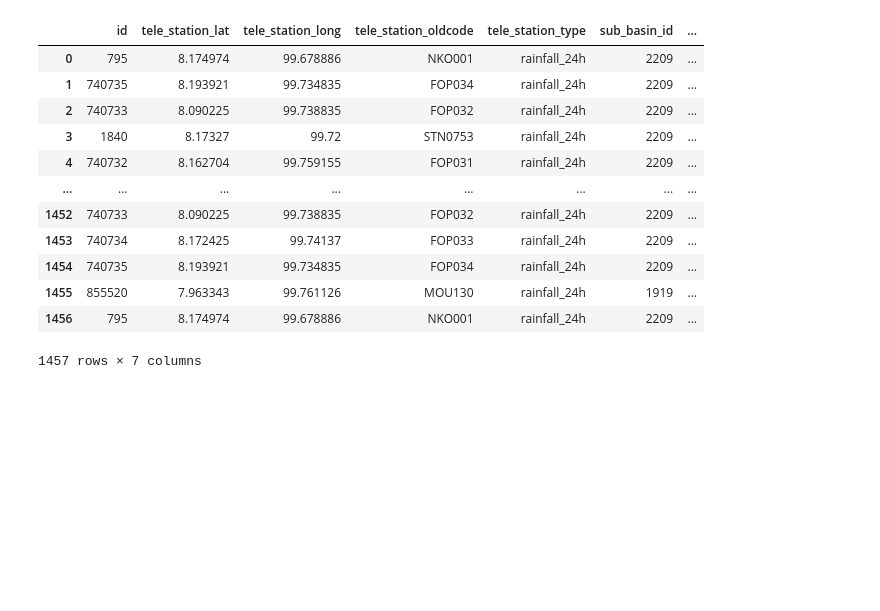
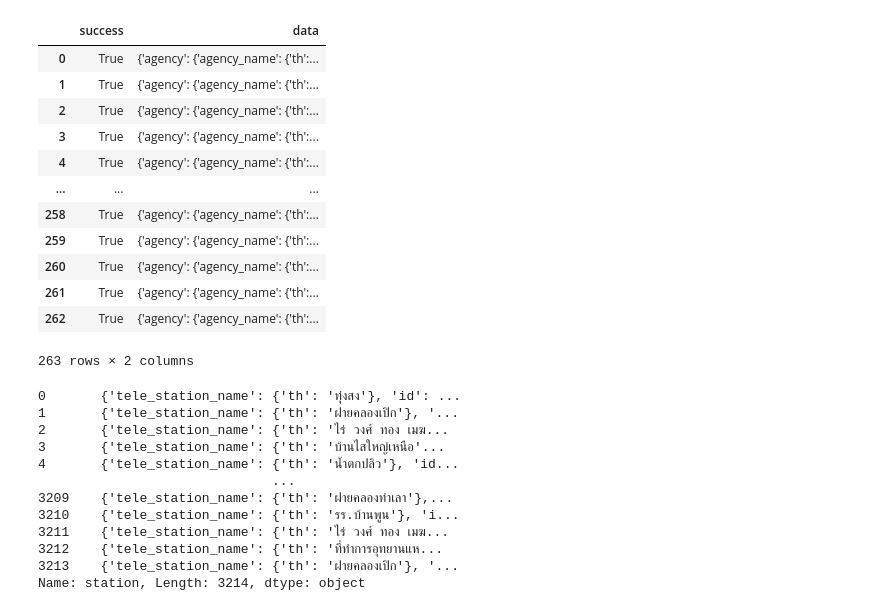
Before and after one commit to Pscar/rtfloodbma-ml, a Jupyter notebook: pivot.ipynb, the cells around one changed output. Cells and saved outputs as stored; diff of their text form; code cells hidden in the pictures; blank space fills up the shorter version.

```diff
--- a/pivot.ipynb
+++ b/pivot.ipynb
@@ -14,24 +29,39 @@ data_rains=pd.read_json(url,orient='columns')
 # %%
 url='https://www.rtfloodbma.com/api/waters';
 data_waters=pd.read_json(url,orient='columns')
+data_waters
+# %% [output]
+|  | success | data |
+| 0 | True | {'agency': {'agency_name': {'th':... |
+| 1 | True | {'agency': {'agency_name': {'th':... |
+| 2 | True | {'agency': {'agency_name': {'th':... |
+| 3 | True | {'agency': {'agency_name': {'th':... |
+| 4 | True | {'agency': {'agency_name': {'th':... |
+| ... | ... | ... |
+| 258 | True | {'agency': {'agency_name': {'th':... |
+| 259 | True | {'agency': {'agency_name': {'th':... |
+| 260 | True | {'agency': {'agency_name': {'th':... |
+| 261 | True | {'agency': {'agency_name': {'th':... |
+| 262 | True | {'agency': {'agency_name': {'th':... |
+263 rows × 2 columns
 # %%
 station=pd.DataFrame(data_rains.data.values.tolist())['station']
-pd.DataFrame(station).from_records(station)
-pd.json_normalize(station)
+station
+# pd.DataFrame(station).from_records(station)
+# pd.json_normalize(station)
 # %% [output]
-|  | id | tele_station_lat | tele_station_long | tele_station_oldcode | tele_station_type | sub_basin_id | ... |
-| 0 | 795 | 8.174974 | 99.678886 | NKO001 | rainfall_24h | 2209 | ... |
-| 1 | 740735 | 8.193921 | 99.734835 | FOP034 | rainfall_24h | 2209 | ... |
-| 2 | 740733 | 8.090225 | 99.738835 | FOP032 | rainfall_24h | 2209 | ... |
-| 3 | 1840 | 8.17327 | 99.72 | STN0753 | rainfall_24h | 2209 | ... |
-| 4 | 740732 | 8.162704 | 99.759155 | FOP031 | rainfall_24h | 2209 | ... |
-| ... | ... | ... | ... | ... | ... | ... | ... |
-| 1452 | 740733 | 8.090225 | 99.738835 | FOP032 | rainfall_24h | 2209 | ... |
-| 1453 | 740734 | 8.172425 | 99.74137 | FOP033 | rainfall_24h | 2209 | ... |
-| 1454 | 740735 | 8.193921 | 99.734835 | FOP034 | rainfall_24h | 2209 | ... |
-| 1455 | 855520 | 7.963343 | 99.761126 | MOU130 | rainfall_24h | 1919 | ... |
-| 1456 | 795 | 8.174974 | 99.678886 | NKO001 | rainfall_24h | 2209 | ... |
-1457 rows × 7 columns
+0       {'tele_station_name': {'th': 'ทุ่งสง'}, 'id': ...
+1       {'tele_station_name': {'th': 'ฝายคลองเปิก'}, '...
+2       {'tele_station_name': {'th': 'ไร่ วงศ์ ทอง เมฆ...
+3       {'tele_station_name': {'th': 'บ้านไสใหญ่เหนือ'...
+4       {'tele_station_name': {'th': 'น้ำตกปลิว'}, 'id...
+                              ...
+3209    {'tele_station_name': {'th': 'ฝายคลองท่าเลา'},...
+3210    {'tele_station_name': {'th': 'รร.บ้านพูน'}, 'i...
+3211    {'tele_station_name': {'th': 'ไร่ วงศ์ ทอง เมฆ...
+3212    {'tele_station_name': {'th': 'ที่ทำการอุทยานแห...
+3213    {'tele_station_name': {'th': 'ฝายคลองเปิก'}, '...
+Name: station, Length: 3214, dtype: object
 # %%
 waters = pd.DataFrame(data_waters.data.values.tolist())
 pd.DataFrame(waters).from_records(waters).head()
```
Also changed, not shown: parts of 10 cells of this notebook, 7 other files.
